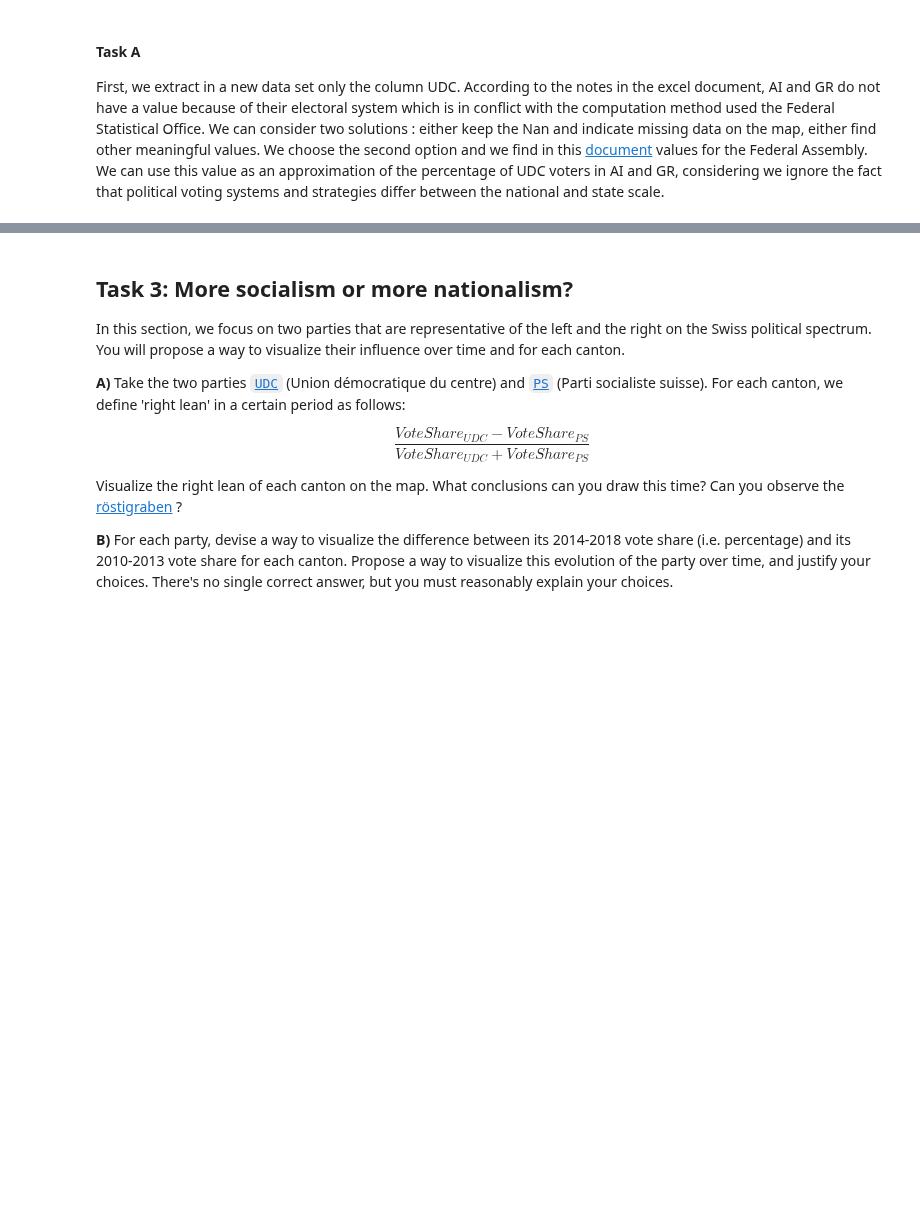
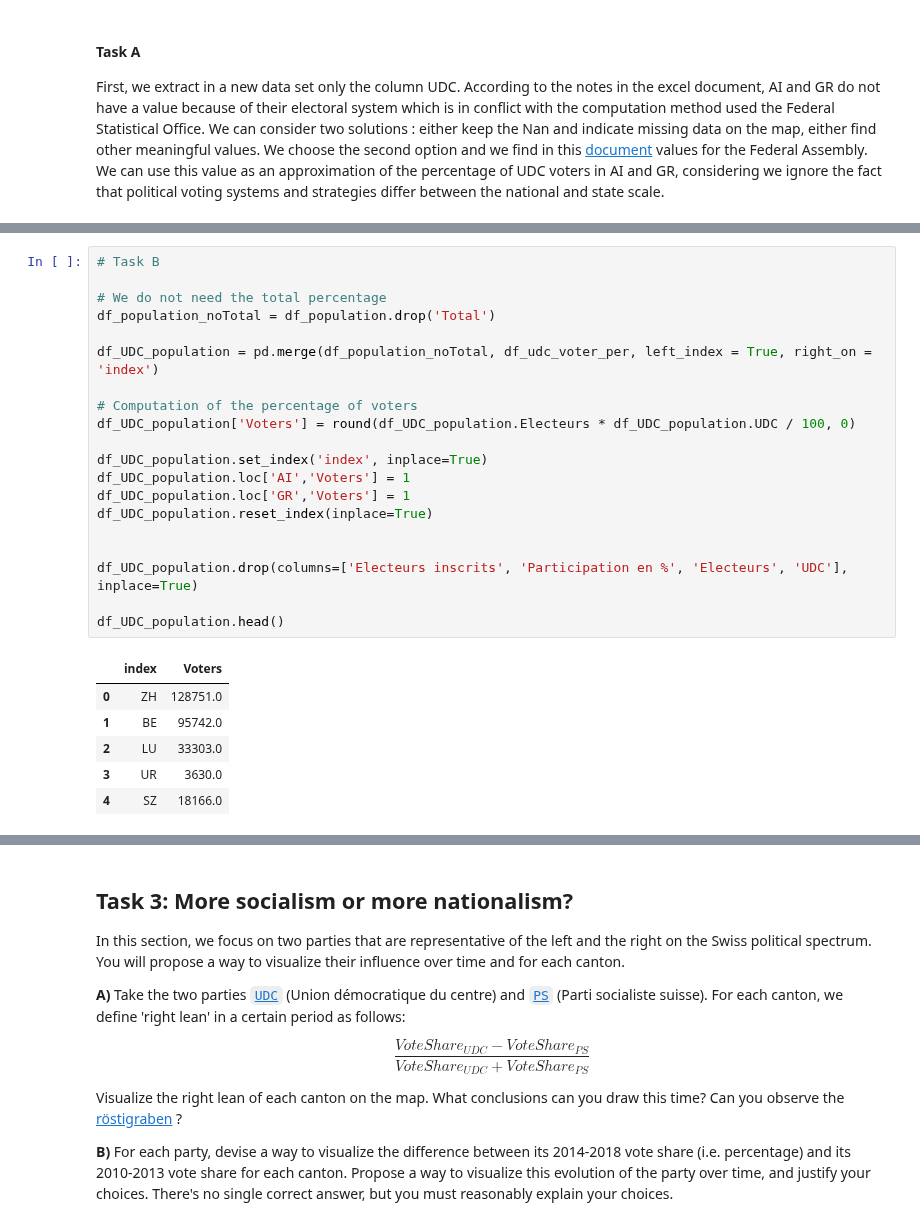
Before and after one commit to vbruttin/ada_homeworks, a Jupyter notebook: HW2_part2.ipynb, the cells around one changed output, grey strips where cells are left out. Cells and saved outputs as stored; diff of their text form; blank space fills up the shorter version.

```diff
--- a/HW2_part2.ipynb
+++ b/HW2_part2.ipynb
@@ -225,0 +257,27 @@ UDC_map_per
+# %%
+# Task B
+
+# We do not need the total percentage
+df_population_noTotal = df_population.drop('Total')
+
+df_UDC_population = pd.merge(df_population_noTotal, df_udc_voter_per, left_index = True, right_on = 'index')
+
+# Computation of the percentage of voters
+df_UDC_population['Voters'] = round(df_UDC_population.Electeurs * df_UDC_population.UDC / 100, 0)
+
+df_UDC_population.set_index('index', inplace=True)
+df_UDC_population.loc['AI','Voters'] = 1
+df_UDC_population.loc['GR','Voters'] = 1
+df_UDC_population.reset_index(inplace=True)
+
+
+df_UDC_population.drop(columns=['Electeurs inscrits', 'Participation en %', 'Electeurs', 'UDC'], inplace=True)
+
+df_UDC_population.head()
+# %% [output]
+|  | index | Voters |
+| 0 | ZH | 128751.0 |
+| 1 | BE | 95742.0 |
+| 2 | LU | 33303.0 |
+| 3 | UR | 3630.0 |
+| 4 | SZ | 18166.0 |
```
Also changed, not shown: parts of 8 cells of this notebook.
